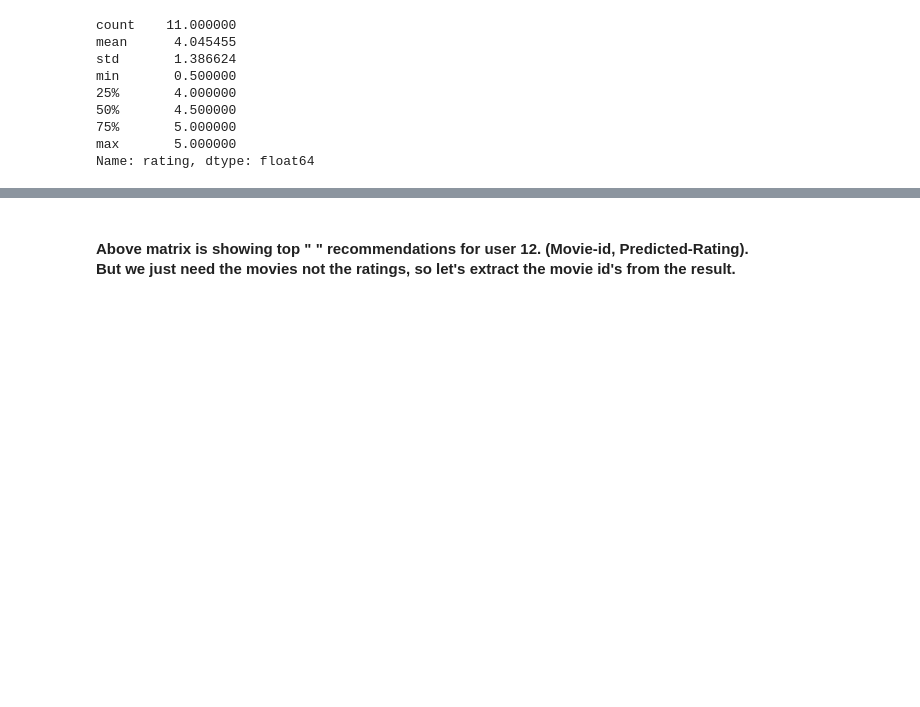
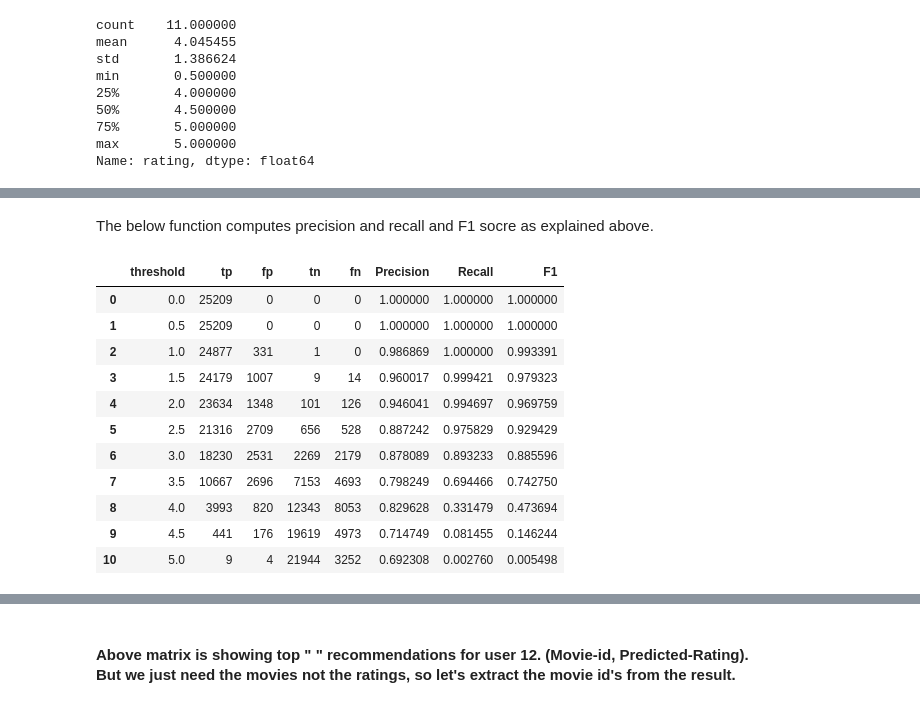
Before and after one commit to divensambhwani/MovieLens-100K_Recommender-System, a Jupyter notebook: MovieLens-100K-Recommeder System-SVD.ipynb, the cells around one changed output, grey strips where cells are left out. Saved outputs shown, nothing was run; the diff lists cells and outputs as text; code cells hidden in the pictures; blank space fills up the shorter version.

```diff
--- a/MovieLens-100K-Recommeder System-SVD.ipynb
+++ b/MovieLens-100K-Recommeder System-SVD.ipynb
@@ -481,0 +497,55 @@ It turns out, most of the ratings this Item received between "3.5 and 5",only ve
+# %% [markdown]
+The below function computes precision and recall and F1 socre as explained above.
+# %%
+
+#Calculate TP,FP,TN,FN at every threshold level (0.0 - 5.0)
+
+final = []
+
+for threshold in np.arange(0, 5.5, 0.5):
+  tp=0
+  fn=0
+  fp=0
+  tn=0
+  temp = []
+
+  for uid, _, true_r, est, _ in predictions:
+    if(true_r>=threshold):
+      if(est>=threshold):
+        tp = tp+1
+      else:
+        fn = fn+1
+    else:
+      if(est>=threshold):
+        fp = fp+1
+      else:
+        tn = tn+1
+
+    if tp == 0:
+      precision = 0
+      recall = 0
+      f1 = 0
+    else:
+      precision = tp / (tp + fp)
+      recall = tp / (tp + fn)
+      f1 = 2 * (precision * recall) / (precision + recall)
+
+  temp = [threshold, tp,fp,tn ,fn, precision, recall, f1]
+  final.append(temp)
+
+results = pd.DataFrame(final)
+results.rename(columns={0:'threshold', 1:'tp', 2: 'fp', 3: 'tn', 4:'fn', 5: 'Precision', 6:'Recall', 7:'F1'}, inplace=True)
+results
+# %% [output]
+|  | threshold | tp | fp | tn | fn | Precision | Recall | F1 |
+| 0 | 0.0 | 25209 | 0 | 0 | 0 | 1.000000 | 1.000000 | 1.000000 |
+| 1 | 0.5 | 25209 | 0 | 0 | 0 | 1.000000 | 1.000000 | 1.000000 |
+| 2 | 1.0 | 24877 | 331 | 1 | 0 | 0.986869 | 1.000000 | 0.993391 |
+| 3 | 1.5 | 24179 | 1007 | 9 | 14 | 0.960017 | 0.999421 | 0.979323 |
+| 4 | 2.0 | 23634 | 1348 | 101 | 126 | 0.946041 | 0.994697 | 0.969759 |
+| 5 | 2.5 | 21316 | 2709 | 656 | 528 | 0.887242 | 0.975829 | 0.929429 |
+| 6 | 3.0 | 18230 | 2531 | 2269 | 2179 | 0.878089 | 0.893233 | 0.885596 |
+| 7 | 3.5 | 10667 | 2696 | 7153 | 4693 | 0.798249 | 0.694466 | 0.742750 |
+| 8 | 4.0 | 3993 | 820 | 12343 | 8053 | 0.829628 | 0.331479 | 0.473694 |
+| 9 | 4.5 | 441 | 176 | 19619 | 4973 | 0.714749 | 0.081455 | 0.146244 |
+| 10 | 5.0 | 9 | 4 | 21944 | 3252 | 0.692308 | 0.002760 | 0.005498 |
```
Also changed, not shown: parts of 108 cells of this notebook.
